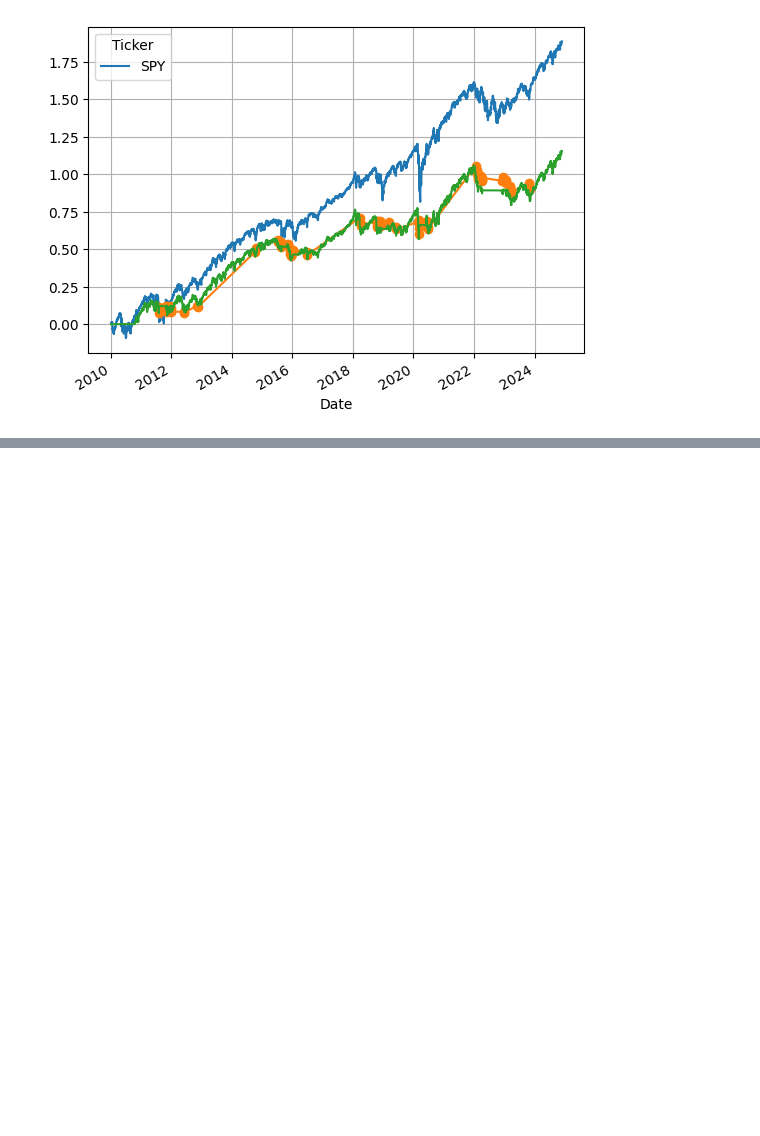
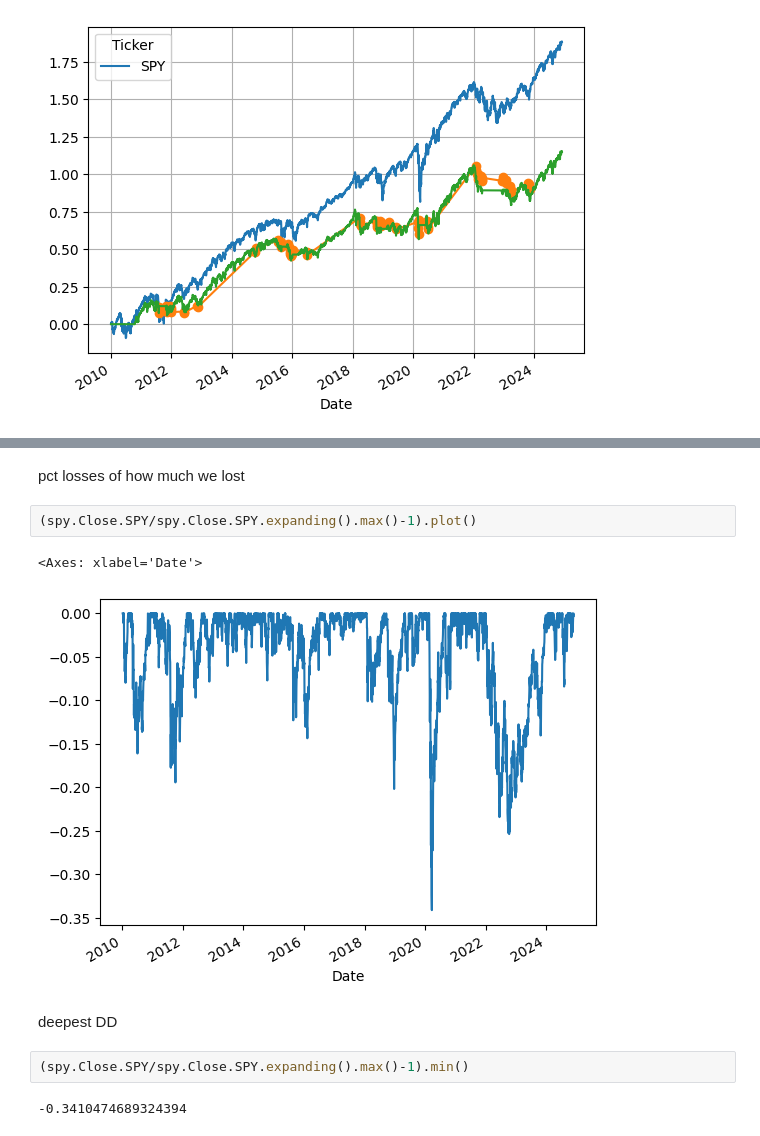
Before and after one commit to Jundula/Neural-networks, a Jupyter notebook: MLP.ipynb, the cells around one changed output, grey strips where cells are left out. Cells and saved outputs as stored; diff of their text form; blank space fills up the shorter version.

```diff
--- a/MLP.ipynb
+++ b/MLP.ipynb
@@ -508,0 +557,13 @@ plt.grid()
+# %% [markdown]
+pct losses of how much we lost
+# %%
+(spy.Close.SPY/spy.Close.SPY.expanding().max()-1).plot()
+# %% [output]
+<Axes: xlabel='Date'>
+[figure, added]
+# %% [markdown]
+deepest DD
+# %%
+(spy.Close.SPY/spy.Close.SPY.expanding().max()-1).min()
+# %% [output]
+-0.3410474689324394
```
Also changed, not shown: parts of 21 cells of this notebook.
